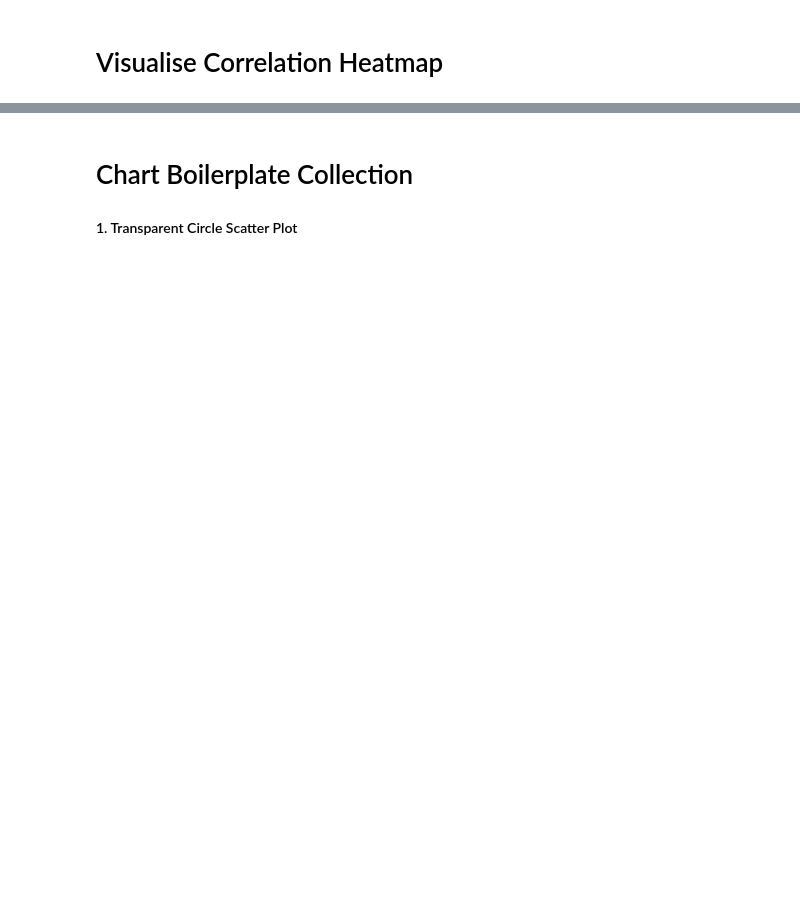
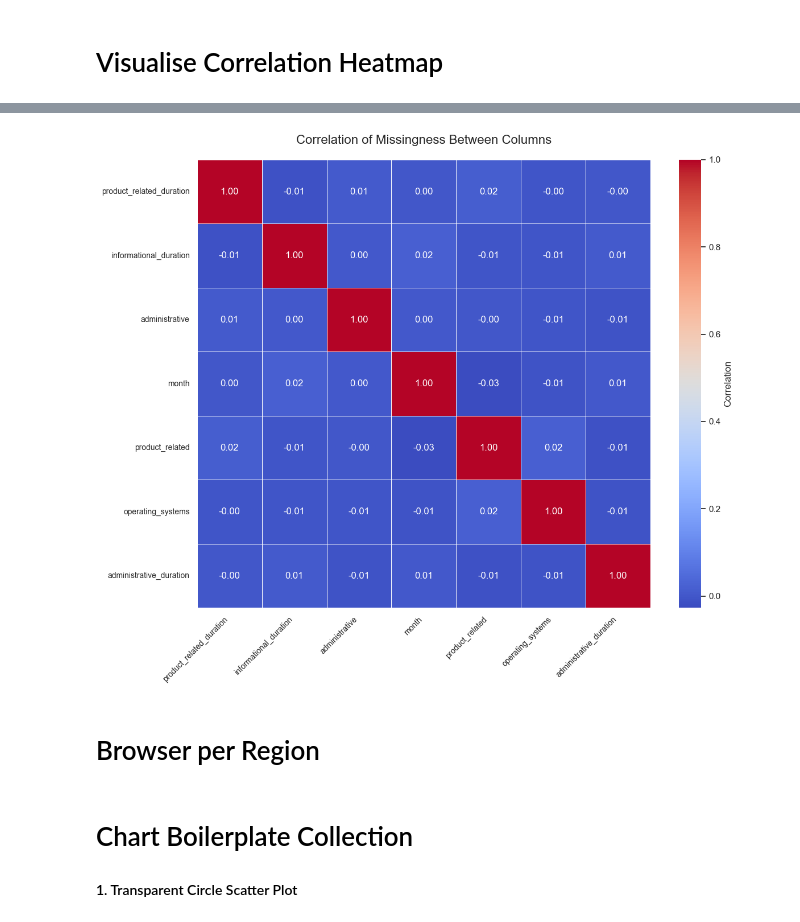
Before and after one commit to kiprenzo/Online-Retail-EDA--Python-Data-Vis, a Jupyter notebook: dataplay.ipynb, the cells around one changed output, grey strips where cells are left out. Cells and saved outputs as stored; diff of their text form; code cells hidden in the pictures; blank space fills up the shorter version.

```diff
--- a/dataplay.ipynb
+++ b/dataplay.ipynb
@@ -112,3 +209,49 @@ Plotter(df).correlation_map()
+# %%
+import seaborn as sns
+import matplotlib.pyplot as plt
+
+def plot_null_correlation_heatmap(df):
+    """
+    Creates a heatmap showing correlations between missingness indicators for columns.
+    Filters columns with no missing values and reorders them for better clarity.
+
+    Args:
+        df (pd.DataFrame): The dataframe to analyze.
+    """
+    # Create a missingness indicator DataFrame
+    null_indicator = df.isnull()
+
+    # Filter columns with at least some missing values
+    missing_cols = null_indicator.loc[:, null_indicator.any()].columns
+
+    # Subset to columns with missing values
+    null_corr = null_indicator[missing_cols].corr()
+
+    # Sort columns to cluster similar missingness patterns
+    sorted_columns = null_corr.sum().sort_values(ascending=False).index
+    null_corr = null_corr.loc[sorted_columns, sorted_columns]
+
+    # Plot the heatmap
+    plt.figure(figsize=(12, 10))  # Adjust the figure size for readability
+    sns.heatmap(
+        null_corr,
+        cmap="coolwarm",  # Use a visually intuitive color map
+        annot=True,       # Add annotations
+        fmt=".2f",        # Format annotations with 2 decimal points
+        linewidths=0.5,   # Add space between cells
+        cbar_kws={'label': 'Correlation'}
+    )
+    plt.title("Correlation of Missingness Between Columns", fontsize=16, pad=20)
+    plt.xticks(rotation=45, ha='right', fontsize=10)  # Rotate x-axis labels for clarity
+    plt.yticks(fontsize=10)  # Adjust y-axis label font size
+    plt.tight_layout()
+    plt.show()
+
+plot_null_correlation_heatmap(df)
+# %% [output]
+[figure, added]
+# %% [markdown]
+# Browser per Region
 # %%
 import plotly.express as px
 
```
Also changed, not shown: parts of 6 cells of this notebook, 1 other file.
